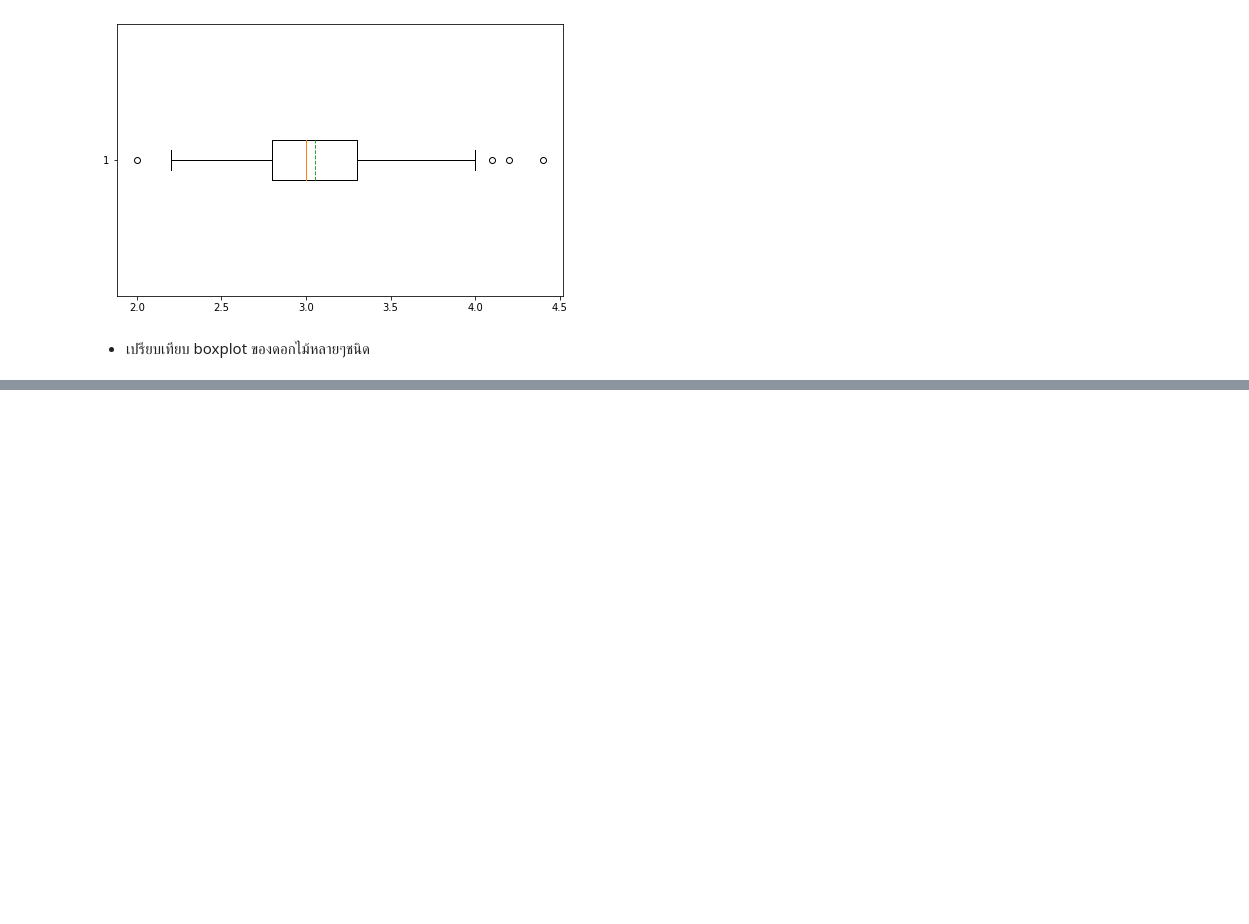
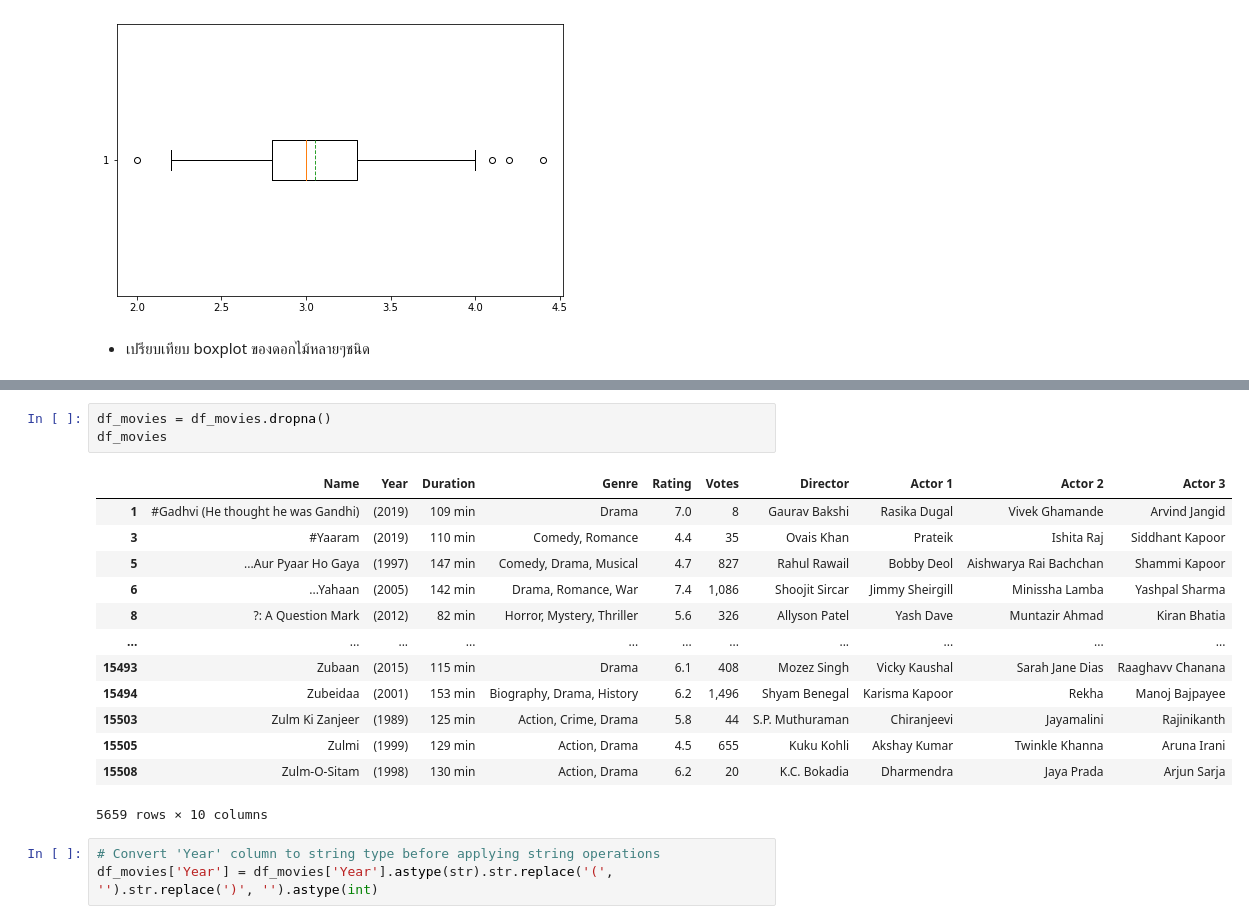
Before and after one commit to thanaprondtn/python_dataviz2024, a Jupyter notebook: Visualize_Data_Distribution_(02)_2024.ipynb, the cells around one changed output, grey strips where cells are left out. Drawn from its saved outputs; the diff is of its cells as text; blank space fills up the shorter version.

```diff
--- a/Visualize_Data_Distribution_(02)_2024.ipynb
+++ b/Visualize_Data_Distribution_(02)_2024.ipynb
@@ -301,0 +331,20 @@ O = plt.boxplot(df['SepalWidth'],showmeans=True,meanline=True,vert=False)
+# %%
+df_movies = df_movies.dropna()
+df_movies
+# %% [output]
+|  | Name | Year | Duration | Genre | Rating | Votes | Director | Actor 1 | Actor 2 | Actor 3 |
+| 1 | #Gadhvi (He thought he was Gandhi) | (2019) | 109 min | Drama | 7.0 | 8 | Gaurav Bakshi | Rasika Dugal | Vivek Ghamande | Arvind Jangid |
+| 3 | #Yaaram | (2019) | 110 min | Comedy, Romance | 4.4 | 35 | Ovais Khan | Prateik | Ishita Raj | Siddhant Kapoor |
+| 5 | ...Aur Pyaar Ho Gaya | (1997) | 147 min | Comedy, Drama, Musical | 4.7 | 827 | Rahul Rawail | Bobby Deol | Aishwarya Rai Bachchan | Shammi Kapoor |
+| 6 | ...Yahaan | (2005) | 142 min | Drama, Romance, War | 7.4 | 1,086 | Shoojit Sircar | Jimmy Sheirgill | Minissha Lamba | Yashpal Sharma |
+| 8 | ?: A Question Mark | (2012) | 82 min | Horror, Mystery, Thriller | 5.6 | 326 | Allyson Patel | Yash Dave | Muntazir Ahmad | Kiran Bhatia |
+| ... | ... | ... | ... | ... | ... | ... | ... | ... | ... | ... |
+| 15493 | Zubaan | (2015) | 115 min | Drama | 6.1 | 408 | Mozez Singh | Vicky Kaushal | Sarah Jane Dias | Raaghavv Chanana |
+| 15494 | Zubeidaa | (2001) | 153 min | Biography, Drama, History | 6.2 | 1,496 | Shyam Benegal | Karisma Kapoor | Rekha | Manoj Bajpayee |
+| 15503 | Zulm Ki Zanjeer | (1989) | 125 min | Action, Crime, Drama | 5.8 | 44 | S.P. Muthuraman | Chiranjeevi | Jayamalini | Rajinikanth |
+| 15505 | Zulmi | (1999) | 129 min | Action, Drama | 4.5 | 655 | Kuku Kohli | Akshay Kumar | Twinkle Khanna | Aruna Irani |
+| 15508 | Zulm-O-Sitam | (1998) | 130 min | Action, Drama | 6.2 | 20 | K.C. Bokadia | Dharmendra | Jaya Prada | Arjun Sarja |
+5659 rows × 10 columns
+# %%
+# Convert 'Year' column to string type before applying string operations
+df_movies['Year'] = df_movies['Year'].astype(str).str.replace('(', '').str.replace(')', '').astype(int)
```
Also changed, not shown: parts of 11 cells of this notebook.
